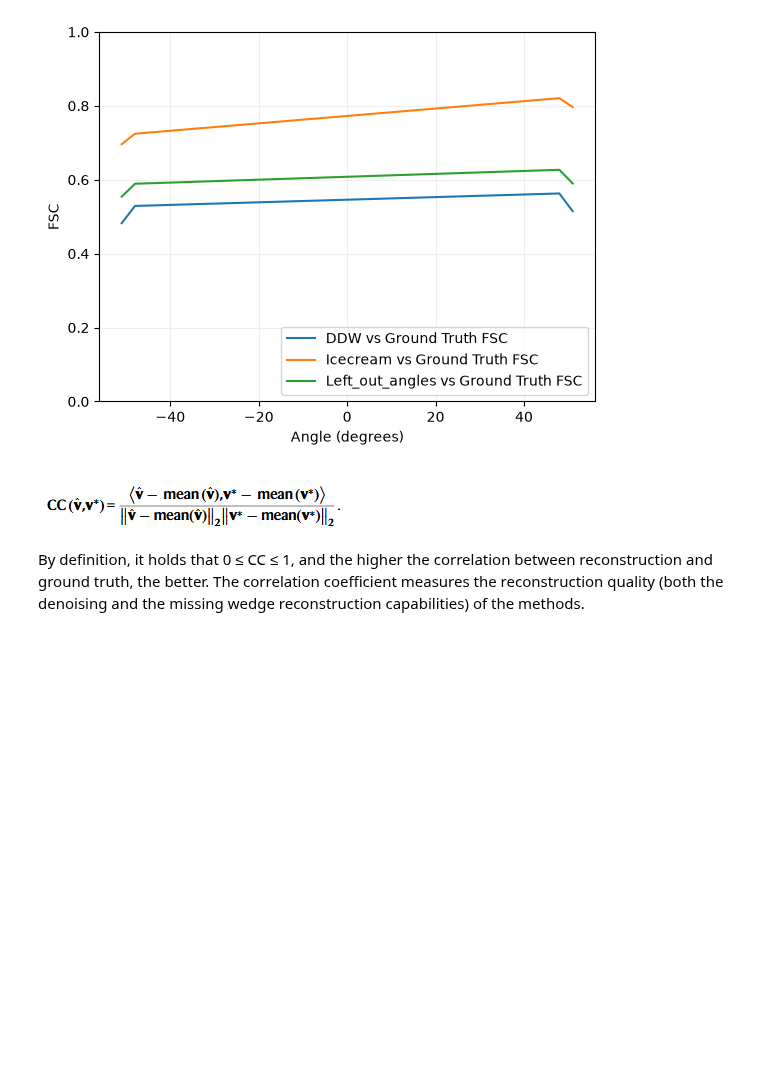
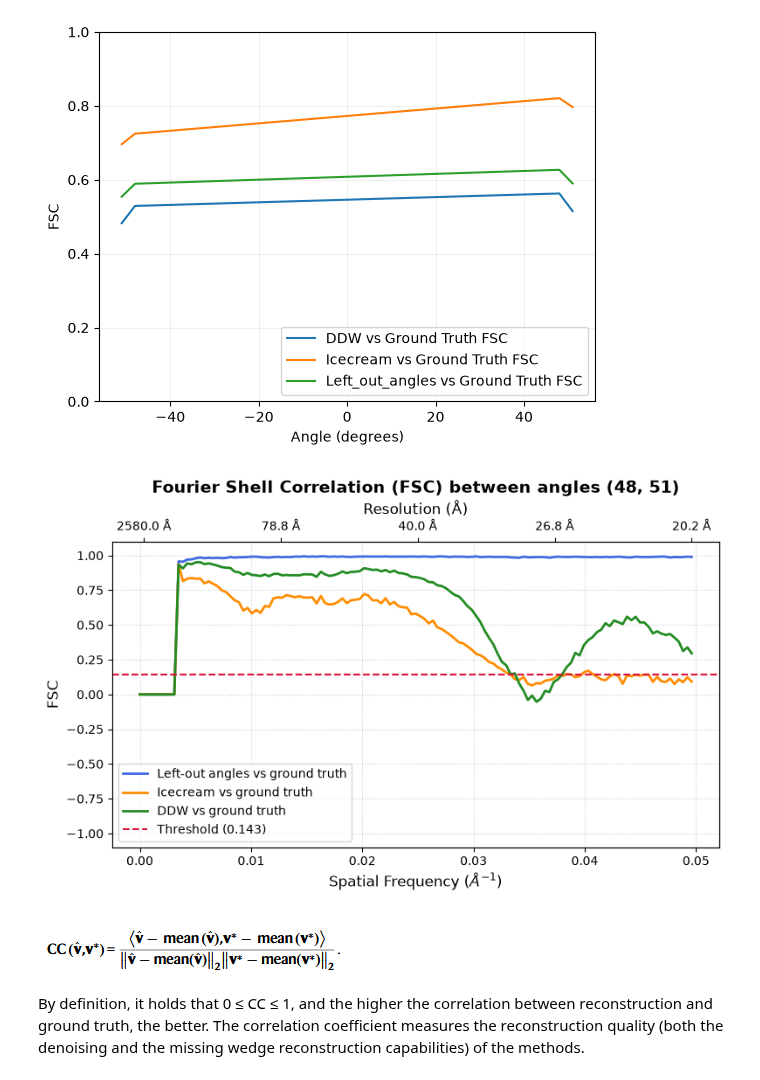
Before and after one commit to RubenMarchau/ARP, a Jupyter notebook: Slice_comparison.ipynb, the cells around one changed output. Saved outputs shown, nothing was run; the diff lists cells and outputs as text; code cells hidden in the pictures; blank space fills up the shorter version.

```diff
--- a/Slice_comparison.ipynb
+++ b/Slice_comparison.ipynb
@@ -327,9 +327,9 @@ def plot_scores(scores, volume_names, angles):
     plt.legend()
     plt.show()
 # %%
-### Fourier Shell Correlation (FSC) analysis
+### Fourier   Correlation (FSC) analysis
 
-def FSC(slice_1, slice_2):
+def FC(slice_1, slice_2):
 
     assert slice_1.shape == slice_2.shape, "Slices must have the same shape for FSC calculation."
 
@@ -345,7 +345,7 @@ def FSC(slice_1, slice_2):
 volume_names = ["Ground truth", "Left_out_angles", "Icecream", "DDW"]
 volume_slices = [images_ground_truth, images_fbp, images_icecream, images_ddw]
 
-FSC_scores = []
+FC_scores = []
 for angle_index, angle in enumerate(angles):
     real_space_slices = [
         fourier_slice_to_real_space(volume[angle_index])
@@ -355,7 +355,7 @@ for angle_index, angle in enumerate(angles):
     fsc_angle_scores = []
     for i in range(len(real_space_slices)):
         for j in range(i + 1, len(real_space_slices)):
-            fsc_score = FSC(real_space_slices[i], real_space_slices[j])
+            fsc_score = FC(real_space_slices[i], real_space_slices[j])
             fsc_angle_scores.append((volume_names[i], volume_names[j], fsc_score))
 
-    FSC_scores.append((angle, fsc_angle_scores))
+    FC_scores.append((angle, fsc_angle_scores))
@@ -451,3 +494,61 @@ plt.show()
+# %%
+voxel_size = 10.0
+box_size_px = len(fsc_rem_angles) * 2
+spatial_frequencies = r / (box_size_px * voxel_size)
+
+plt.figure(figsize=(8, 5))
+plt.plot(
+    spatial_frequencies,
+    fsc_rem_angles,
+    label="Left-out angles vs ground truth",
+    color="royalblue",
+    lw=2,
+)
+plt.plot(
+    spatial_frequencies,
+    fsc_icecream,
+    label="Icecream vs ground truth",
+    color="darkorange",
+    lw=2,
+)
+plt.plot(
+    spatial_frequencies,
+    fsc_ddw,
+    label="DDW vs ground truth",
+    color="forestgreen",
+    lw=2,
+)
+
+threshold = 0.143
+plt.axhline(
+    y=threshold,
+    color="crimson",
+    linestyle="--",
+    label=f"Threshold ({threshold})",
+)
+
+plt.title(f"Fourier Shell Correlation (FSC) between angles {angles}", fontsize=14, fontweight="bold")
+plt.xlabel("Spatial Frequency ($Å^{-1}$)", fontsize=12)
+plt.ylabel("FSC", fontsize=12)
+plt.ylim(-1.1, 1.1)
+plt.grid(True, linestyle=":", alpha=0.6)
+
+ax1 = plt.gca()
+ax2 = ax1.twiny()
+positive_frequencies = spatial_frequencies[spatial_frequencies > 0]
+tick_freqs = np.linspace(positive_frequencies[0], positive_frequencies[-1], 5)
+tick_resolutions = [f"{1 / frequency:.1f} Å" for frequency in tick_freqs]
+
+ax2.set_xlim(ax1.get_xlim())
+ax2.set_xticks(tick_freqs)
+ax2.set_xticklabels(tick_resolutions)
+ax2.set_xlabel("Resolution (Å)", fontsize=12)
+
+ax1.legend(loc="lower left")
+plt.tight_layout()
+plt.show()
+# %% [output]
+[figure, added]
 # %% [markdown]
 ![image.png](attachment:image.png)
 
```
Also changed, not shown: parts of 6 cells of this notebook.
